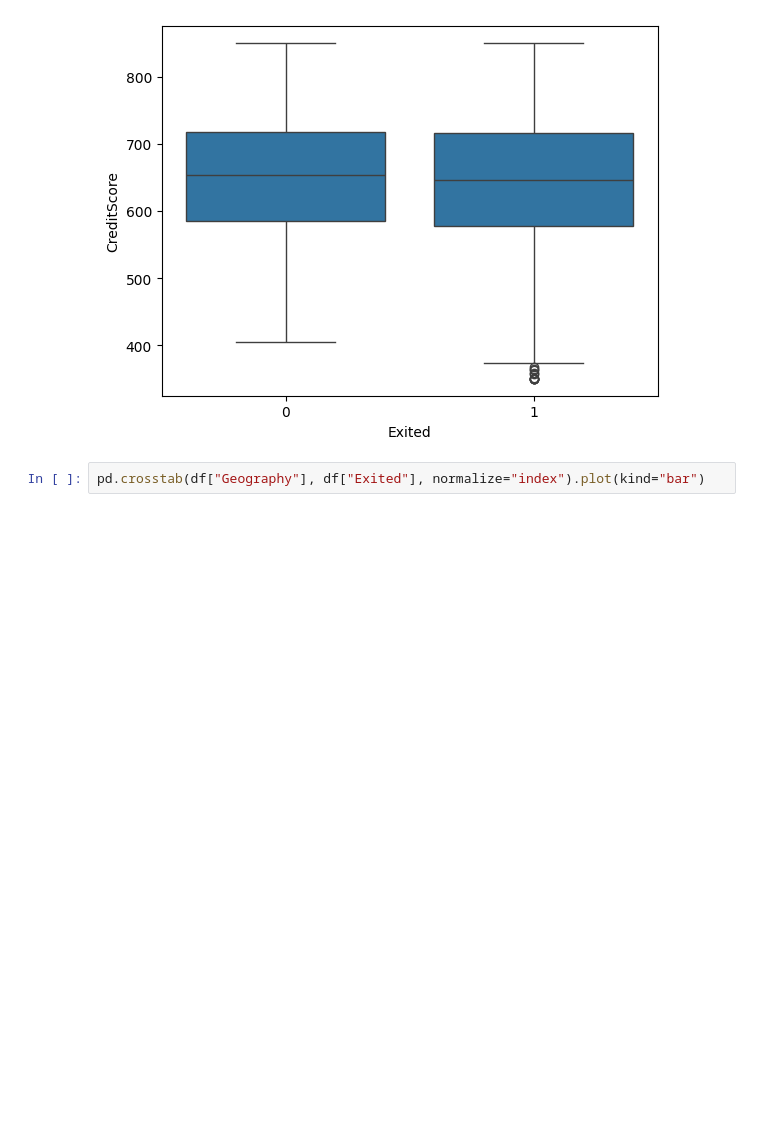
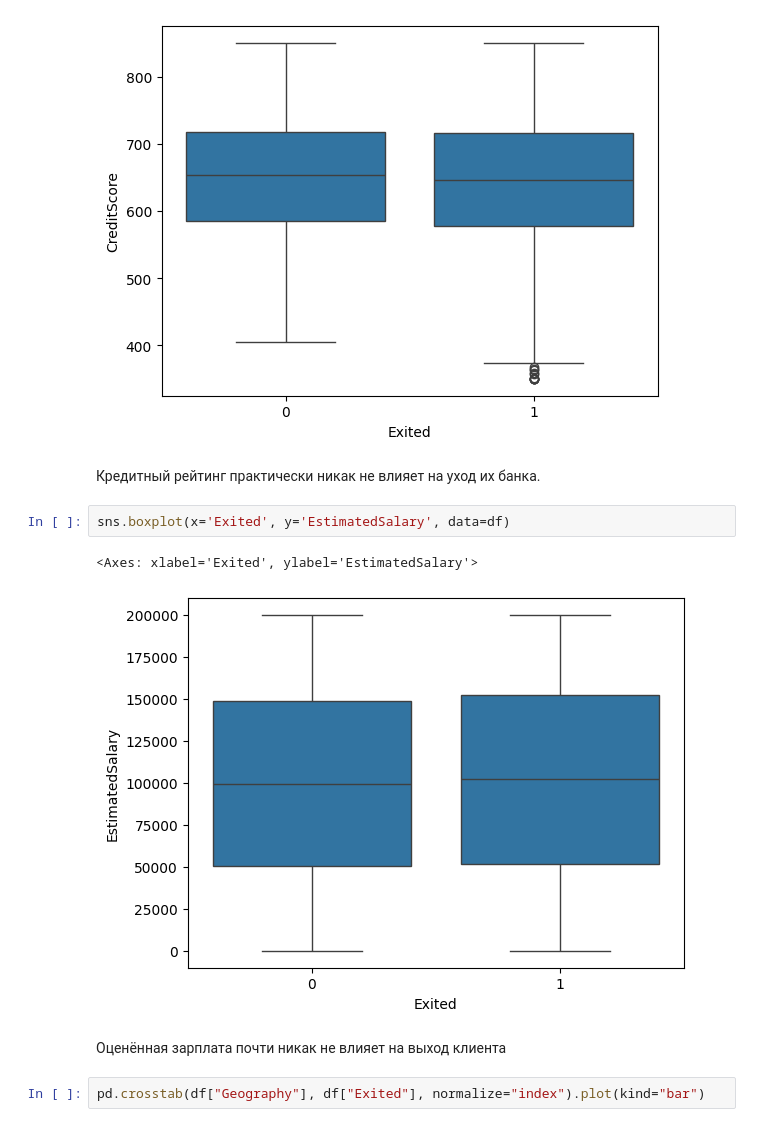
Before and after one commit to Klimentij-Kvl/bank-churn-ml, a Jupyter notebook: notebooks/eda.ipynb, the cells around one changed output. Saved outputs shown, nothing was run; the diff lists cells and outputs as text; blank space fills up the shorter version.

```diff
--- a/notebooks/eda.ipynb
+++ b/notebooks/eda.ipynb
@@ -75,6 +101,15 @@ sns.boxplot(x="Exited", y="CreditScore", data=df)
 # %% [output]
 <Axes: xlabel='Exited', ylabel='CreditScore'>
 [figure]
+# %% [markdown]
+Кредитный рейтинг практически никак не влияет на уход их банка.
+# %%
+sns.boxplot(x='Exited', y='EstimatedSalary', data=df)
+# %% [output]
+<Axes: xlabel='Exited', ylabel='EstimatedSalary'>
+[figure, added]
+# %% [markdown]
+Оценённая зарплата почти никак не влияет на выход клиента
 # %%
 pd.crosstab(df["Geography"], df["Exited"], normalize="index").plot(kind="bar")
 # %% [output]
```
Also changed, not shown: parts of 21 cells of this notebook.
